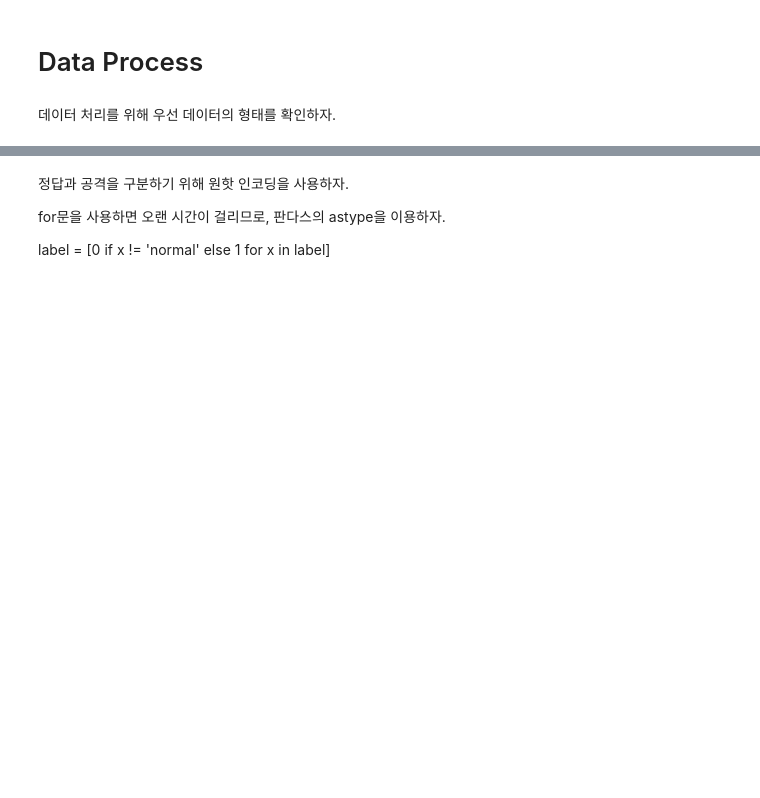
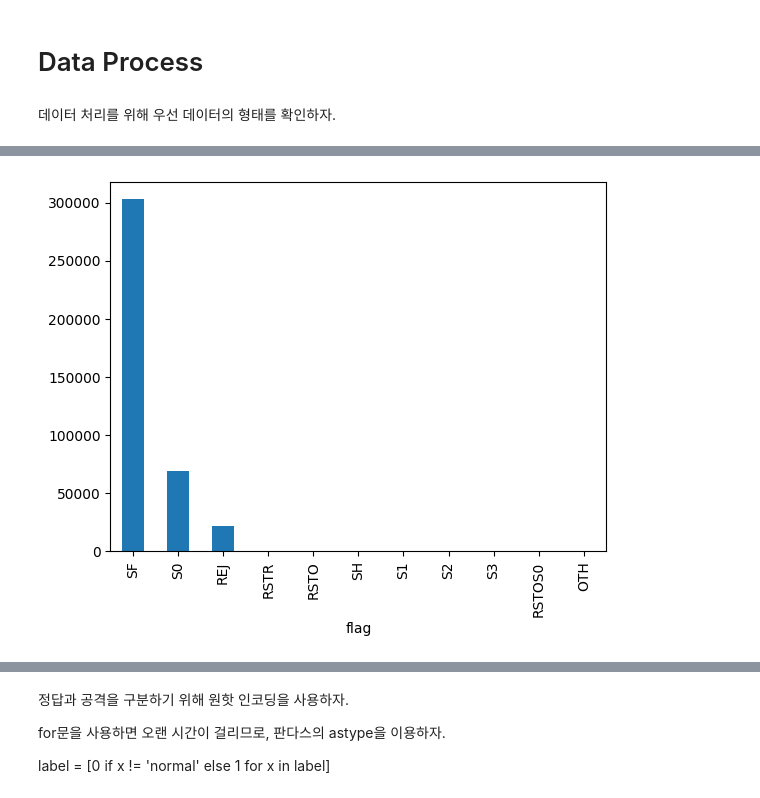
Before and after one commit to ha5804/Machine_learning, a Jupyter notebook: attack_detect/kdd99_data.ipynb, the cells around one changed output, grey strips where cells are left out. Saved outputs shown, nothing was run; the diff lists cells and outputs as text; code cells hidden in the pictures; blank space fills up the shorter version.

```diff
--- a/attack_detect/kdd99_data.ipynb
+++ b/attack_detect/kdd99_data.ipynb
@@ -25,0 +67,4 @@ train_data
+# %%
+value_count_bar('flag')
+# %% [output]
+[figure, added]
```
Also changed, not shown: parts of 22 cells of this notebook, 3 other files.
